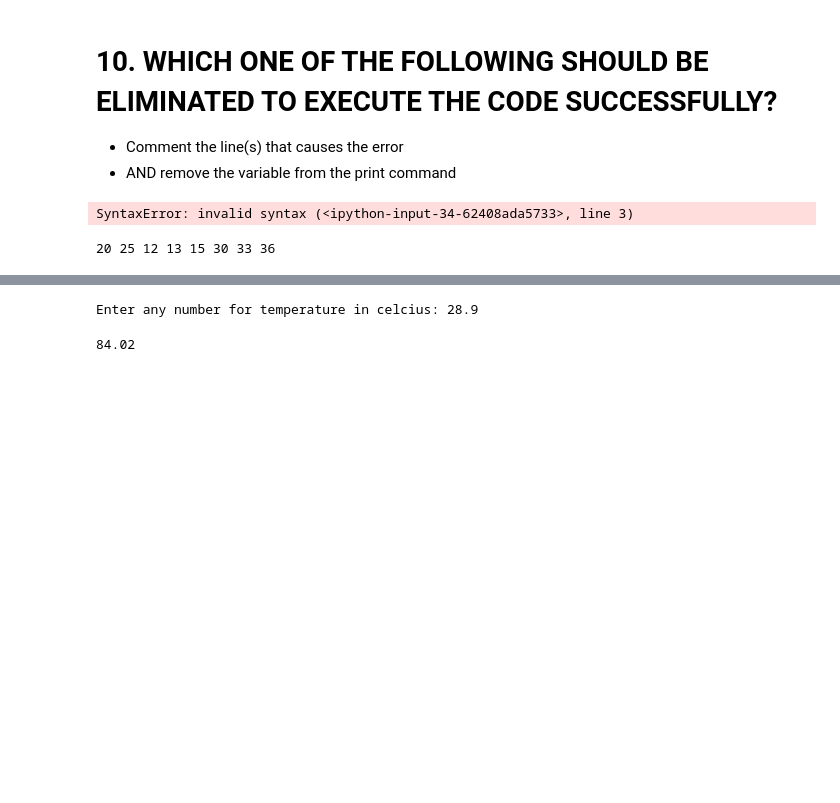
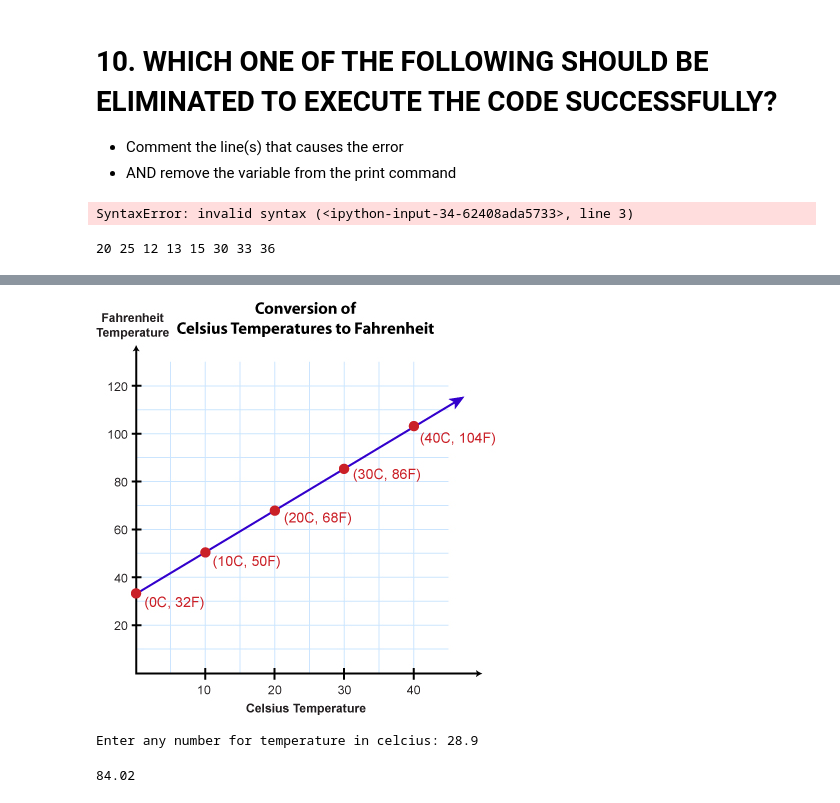
Before and after one commit to aruph/Machine-Learning-Space, a Jupyter notebook: Week 1/002 - Exercise Questions - Variable Assignment, Precedence and Math Operations.ipynb, the cells around one changed output, grey strips where cells are left out. Saved outputs shown, nothing was run; the diff lists cells and outputs as text; code cells hidden in the pictures; blank space fills up the shorter version.

```diff
--- a/Week 1/002 - Exercise Questions - Variable Assignment, Precedence and Math Operations.ipynb
+++ b/Week 1/002 - Exercise Questions - Variable Assignment, Precedence and Math Operations.ipynb
@@ -176,4 +180,8 @@ print(salary, Salary, saLary, SALARY, s_a_l_a_r_y, _salary, salary_, _SALARY_)
 # F = 9/5*C+32
+# %%
+display(Image(filename="Images for reference purposes/Assignment - Temperature Graph.png"))
+# %% [output]
+[figure, added]
 # %%
 celcius = float(input("Enter any number for temperature in celcius: "))
 equivalent_fahrenheit = 9/5*celcius+32
```
Also changed, not shown: parts of 8 cells of this notebook.
